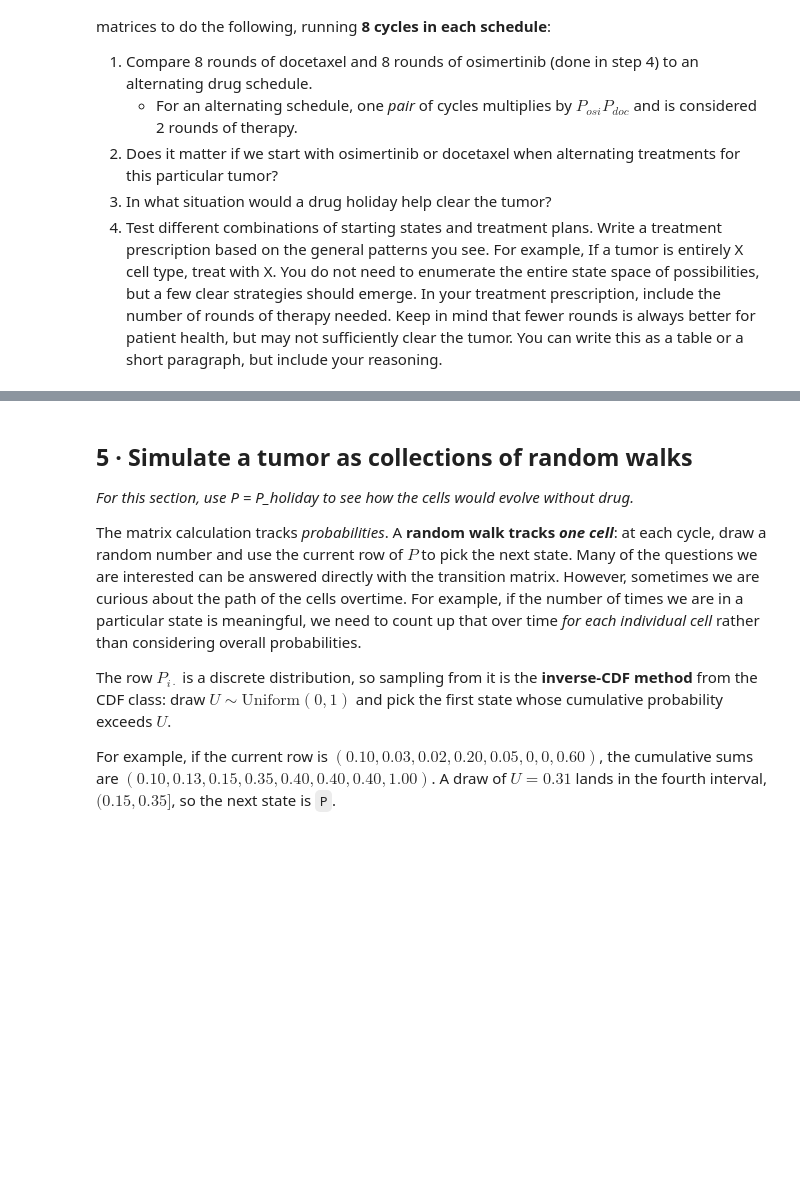
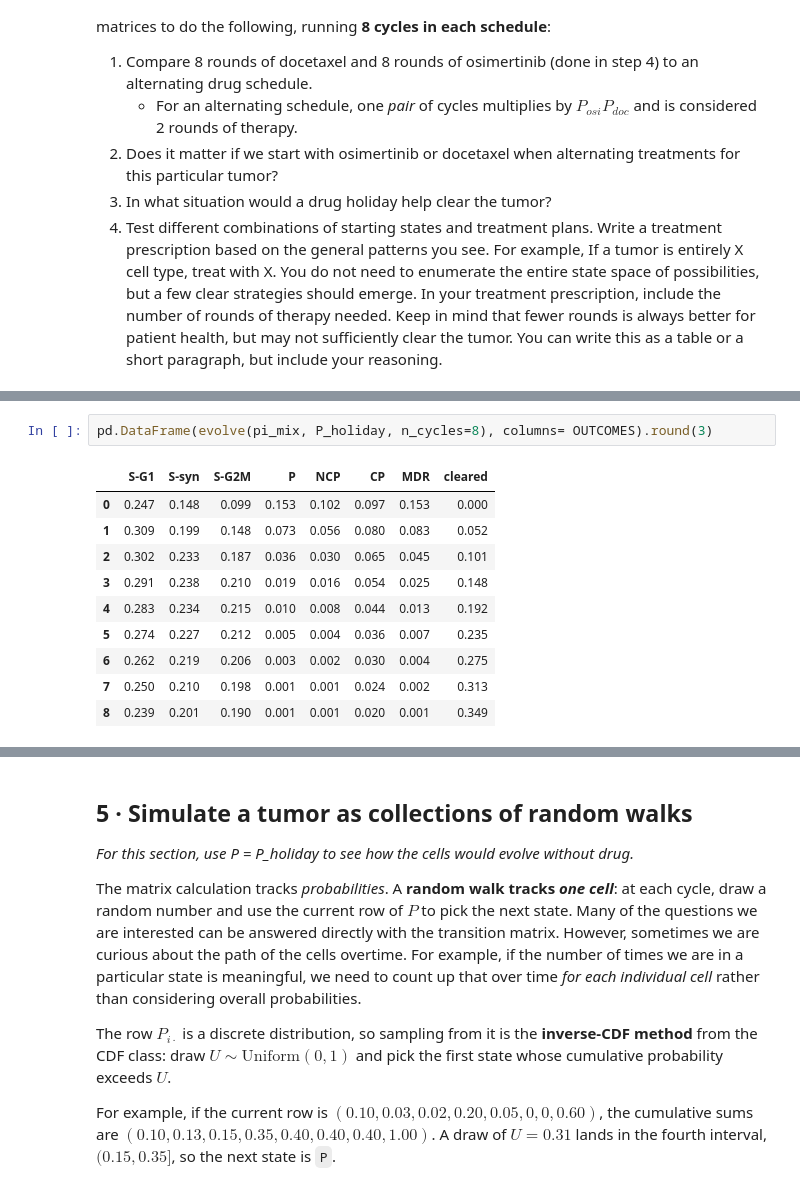
Before and after one commit to MaxwellCooper1/uu_markov, a Jupyter notebook: lab_2/Lab09_markov_chain_cells.ipynb, the cells around one changed output, grey strips where cells are left out. Drawn from its saved outputs; the diff is of its cells as text; blank space fills up the shorter version.

```diff
--- a/lab_2/Lab09_markov_chain_cells.ipynb
+++ b/lab_2/Lab09_markov_chain_cells.ipynb
@@ -498,0 +545,13 @@ We can answer a LOT of questions about what treatment strategy is best, just bas
+# %%
+pd.DataFrame(evolve(pi_mix, P_holiday, n_cycles=8), columns= OUTCOMES).round(3)
+# %% [output]
+|  | S-G1 | S-syn | S-G2M | P | NCP | CP | MDR | cleared |
+| 0 | 0.247 | 0.148 | 0.099 | 0.153 | 0.102 | 0.097 | 0.153 | 0.000 |
+| 1 | 0.309 | 0.199 | 0.148 | 0.073 | 0.056 | 0.080 | 0.083 | 0.052 |
+| 2 | 0.302 | 0.233 | 0.187 | 0.036 | 0.030 | 0.065 | 0.045 | 0.101 |
+| 3 | 0.291 | 0.238 | 0.210 | 0.019 | 0.016 | 0.054 | 0.025 | 0.148 |
+| 4 | 0.283 | 0.234 | 0.215 | 0.010 | 0.008 | 0.044 | 0.013 | 0.192 |
+| 5 | 0.274 | 0.227 | 0.212 | 0.005 | 0.004 | 0.036 | 0.007 | 0.235 |
+| 6 | 0.262 | 0.219 | 0.206 | 0.003 | 0.002 | 0.030 | 0.004 | 0.275 |
+| 7 | 0.250 | 0.210 | 0.198 | 0.001 | 0.001 | 0.024 | 0.002 | 0.313 |
+| 8 | 0.239 | 0.201 | 0.190 | 0.001 | 0.001 | 0.020 | 0.001 | 0.349 |
```
Also changed, not shown: parts of 18 cells of this notebook.
